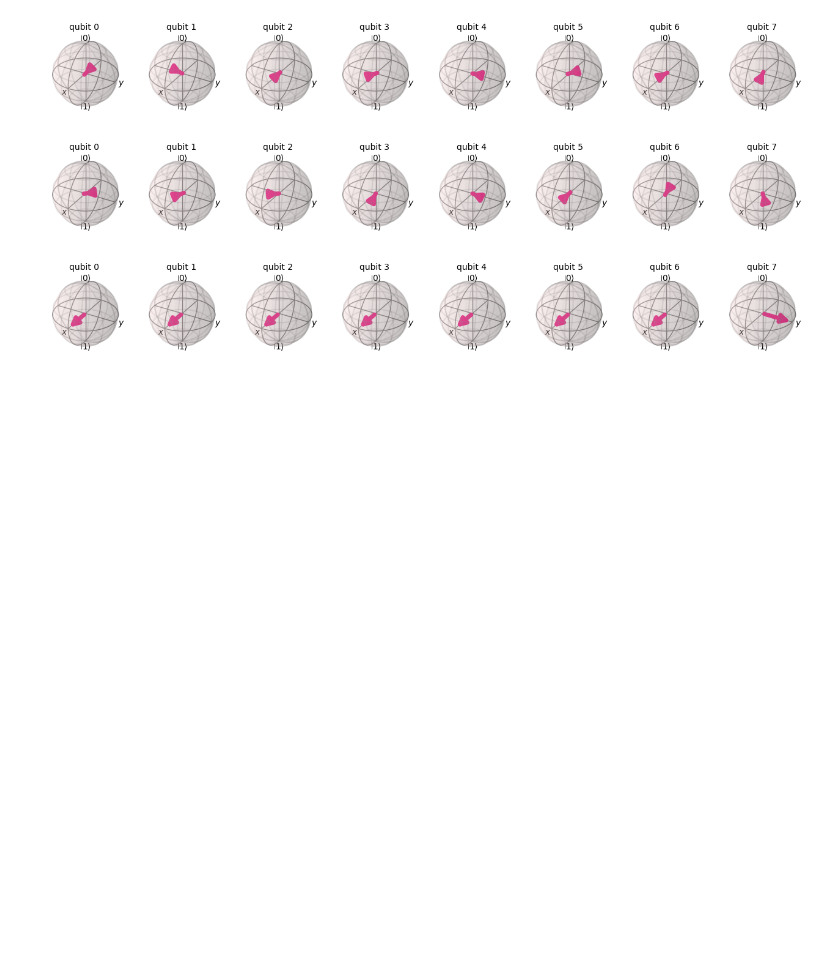
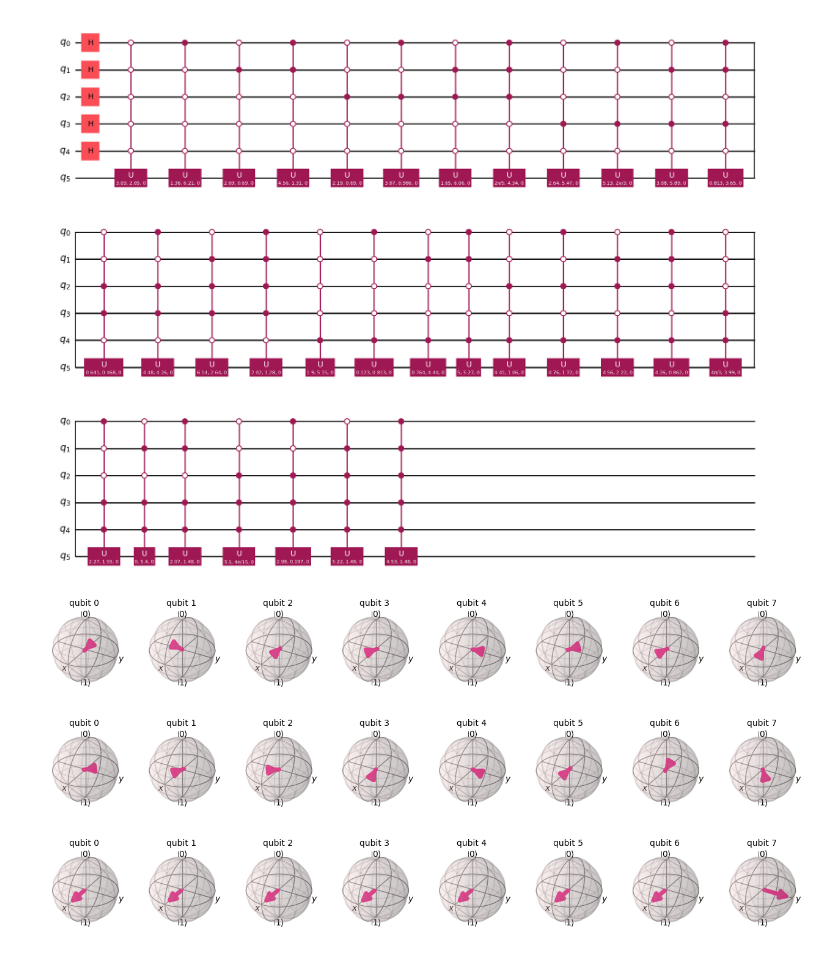
Before and after one commit to quantotto/qida, a Jupyter notebook: encode.ipynb, the cells around one changed output. Cells and saved outputs as stored; diff of their text form; code cells hidden in the pictures; blank space fills up the shorter version.

Commit message:
testing circuit depth

```diff
--- a/encode.ipynb
+++ b/encode.ipynb
@@ -77,3 +77,11 @@ image_qc.draw("mpl", style="iqp")
+# %%
+state_prep_instruction = image_qc.to_instruction(label="image_enc")
+# %%
+new_qc = QuantumCircuit(n_qubits())
+new_qc.append(state_prep_instruction, range(n_qubits()))
+new_qc.decompose().draw("mpl", style="iqp")
+# %% [output]
+[figure, added]
 # %%
 sv = Statevector(image_qc)
 plot_bloch_multivector(sv)
```
Also changed, not shown: parts of 4 cells of this notebook.
